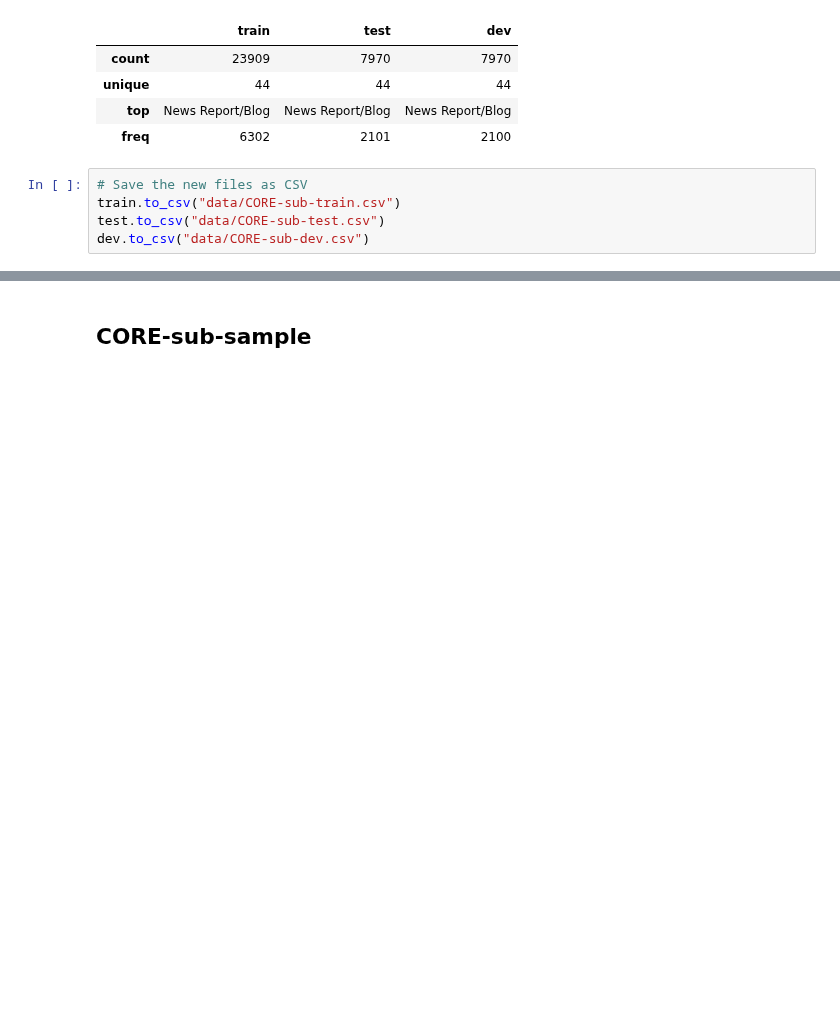
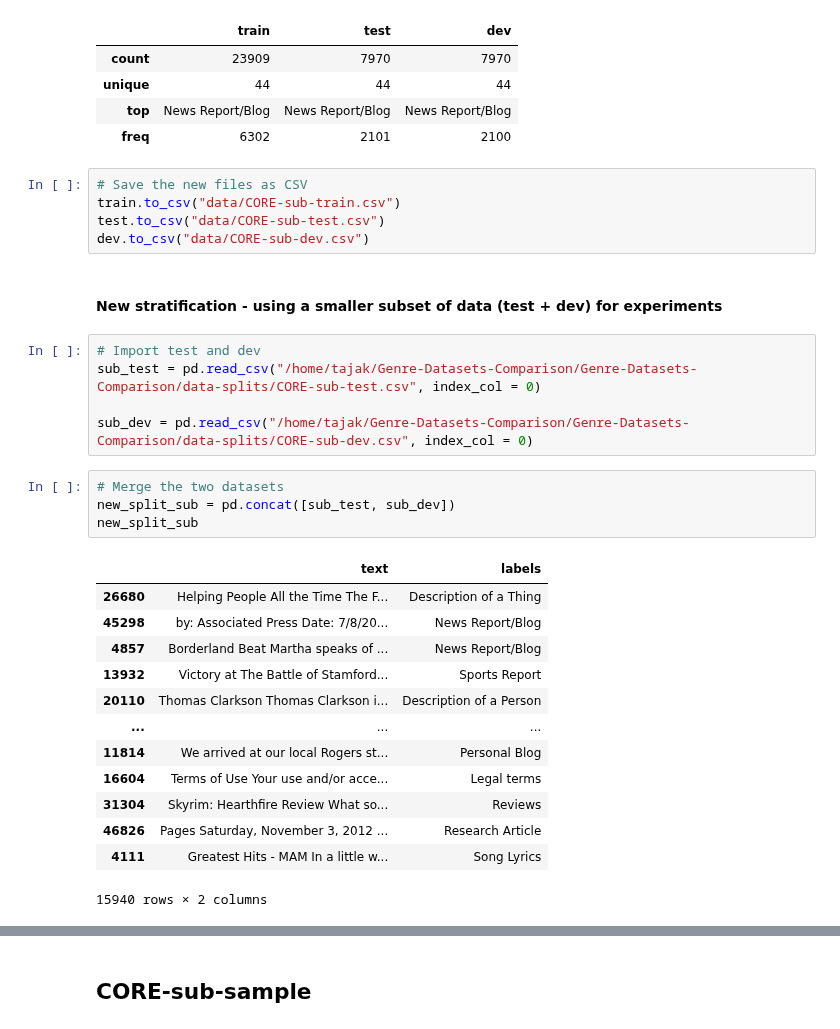
Before and after one commit to TajaKuzman/Genre-Datasets-Comparison, a Jupyter notebook: data-preparation-code/1-Data-Preparation-CORE.ipynb, the cells around one changed output, grey strips where cells are left out. Saved outputs shown, nothing was run; the diff lists cells and outputs as text; blank space fills up the shorter version.

```diff
--- a/data-preparation-code/1-Data-Preparation-CORE.ipynb
+++ b/data-preparation-code/1-Data-Preparation-CORE.ipynb
@@ -773,3 +773,28 @@ df.describe()
 train.to_csv("data/CORE-sub-train.csv")
 test.to_csv("data/CORE-sub-test.csv")
 dev.to_csv("data/CORE-sub-dev.csv")
+# %% [markdown]
+#### New stratification - using a smaller subset of data (test + dev) for experiments
+# %%
+# Import test and dev
+sub_test = pd.read_csv("/home/tajak/Genre-Datasets-Comparison/Genre-Datasets-Comparison/data-splits/CORE-sub-test.csv", index_col = 0)
+
+sub_dev = pd.read_csv("/home/tajak/Genre-Datasets-Comparison/Genre-Datasets-Comparison/data-splits/CORE-sub-dev.csv", index_col = 0)
+# %%
+# Merge the two datasets
+new_split_sub = pd.concat([sub_test, sub_dev])
+new_split_sub
+# %% [output]
+|  | text | labels |
+| 26680 | Helping People All the Time The F... | Description of a Thing |
+| 45298 | by: Associated Press Date: 7/8/20... | News Report/Blog |
+| 4857 | Borderland Beat Martha speaks of ... | News Report/Blog |
+| 13932 | Victory at The Battle of Stamford... | Sports Report |
+| 20110 | Thomas Clarkson Thomas Clarkson i... | Description of a Person |
+| ... | ... | ... |
+| 11814 | We arrived at our local Rogers st... | Personal Blog |
+| 16604 | Terms of Use Your use and/or acce... | Legal terms |
+| 31304 | Skyrim: Hearthfire Review What so... | Reviews |
+| 46826 | Pages Saturday, November 3, 2012 ... | Research Article |
+| 4111 | Greatest Hits - MAM In a little w... | Song Lyrics |
+15940 rows × 2 columns
```
Also changed, not shown: parts of 8 cells of this notebook, 12 other files.
